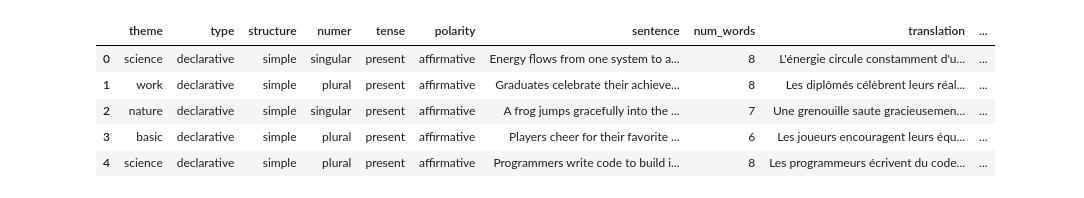
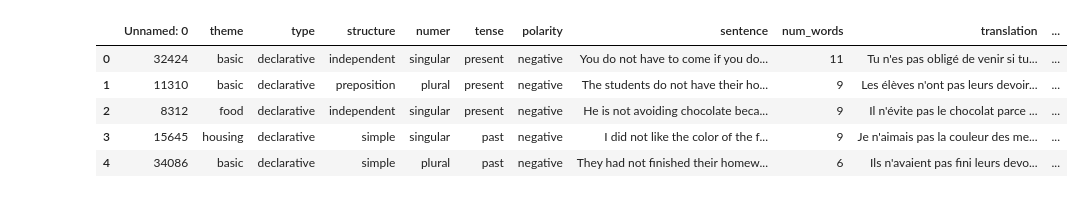
Before and after one commit to lucyzmf/speech_production_protocol, a Jupyter notebook: playground/text_to_audio.ipynb, the cells around one changed output. Saved outputs shown, nothing was run; the diff lists cells and outputs as text; code cells hidden in the pictures.

```diff
--- a/playground/text_to_audio.ipynb
+++ b/playground/text_to_audio.ipynb
@@ -10,15 +10,15 @@ client = ElevenLabs(
 )
 # %%
 # load sentences
-sentences = pd.read_csv("../text/selected_with_translation.csv")
+sentences = pd.read_csv("../text/selection_min_rep3.csv")
 sentences.head()
 # %% [output]
-|  | theme | type | structure | numer | tense | polarity | sentence | num_words | translation | ... |
-| 0 | science | declarative | simple | singular | present | affirmative | Energy flows from one system to a... | 8 | L'énergie circule constamment d'u... | ... |
-| 1 | work | declarative | simple | plural | present | affirmative | Graduates celebrate their achieve... | 8 | Les diplômés célèbrent leurs réal... | ... |
-| 2 | nature | declarative | simple | singular | present | affirmative | A frog jumps gracefully into the ... | 7 | Une grenouille saute gracieusemen... | ... |
-| 3 | basic | declarative | simple | plural | present | affirmative | Players cheer for their favorite ... | 6 | Les joueurs encouragent leurs équ... | ... |
-| 4 | science | declarative | simple | plural | present | affirmative | Programmers write code to build i... | 8 | Les programmeurs écrivent du code... | ... |
+|  | Unnamed: 0 | theme | type | structure | numer | tense | polarity | sentence | num_words | translation | ... |
+| 0 | 32424 | basic | declarative | independent | singular | present | negative | You do not have to come if you do... | 11 | Tu n'es pas obligé de venir si tu... | ... |
+| 1 | 11310 | basic | declarative | preposition | plural | present | negative | The students do not have their ho... | 9 | Les élèves n'ont pas leurs devoir... | ... |
+| 2 | 8312 | food | declarative | independent | singular | present | negative | He is not avoiding chocolate beca... | 9 | Il n'évite pas le chocolat parce ... | ... |
+| 3 | 15645 | housing | declarative | simple | singular | past | negative | I did not like the color of the f... | 9 | Je n'aimais pas la couleur des me... | ... |
+| 4 | 34086 | basic | declarative | simple | plural | past | negative | They had not finished their homew... | 6 | Ils n'avaient pas fini leurs devo... | ... |
 # %%
 words = pd.read_csv("../text/selected_words_final.csv")
 words.head()
```
Also changed, not shown: parts of 6 cells of this notebook, 5 other files.
